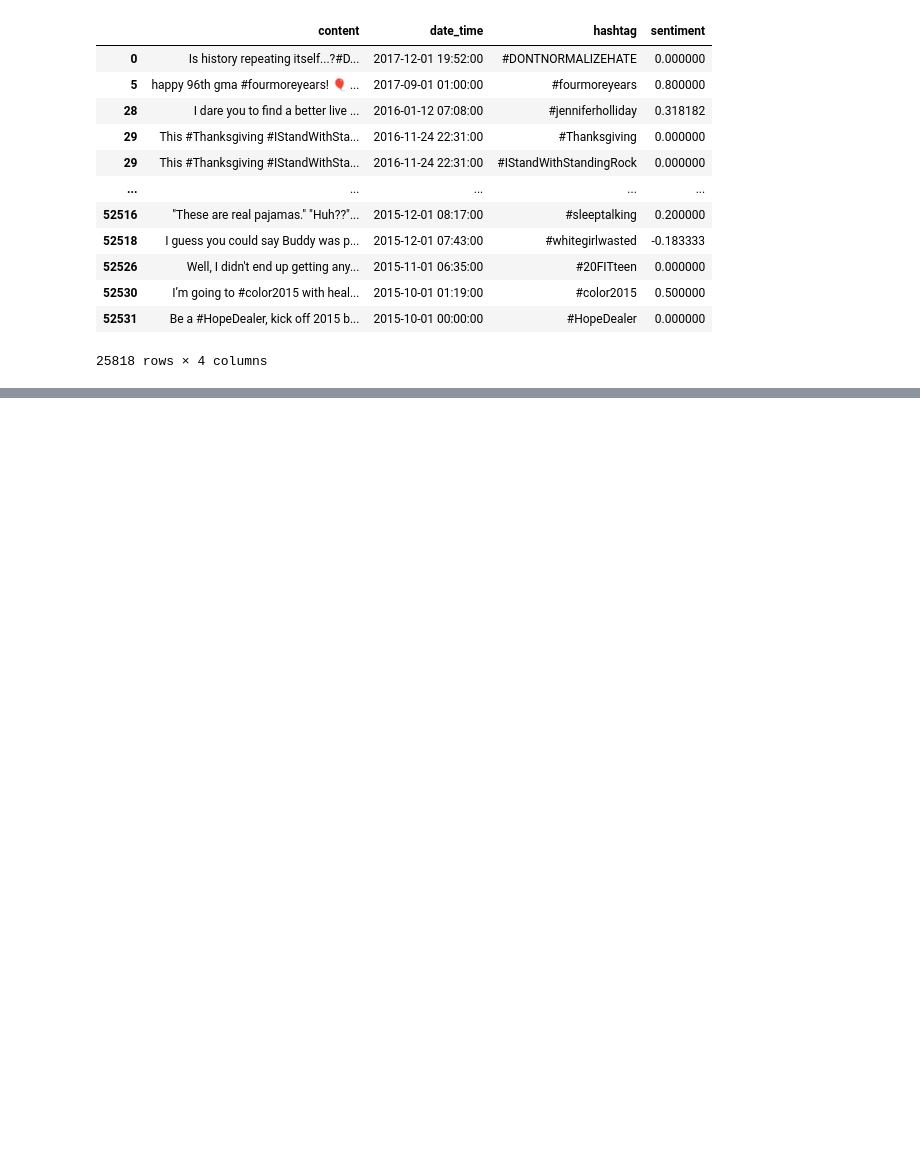
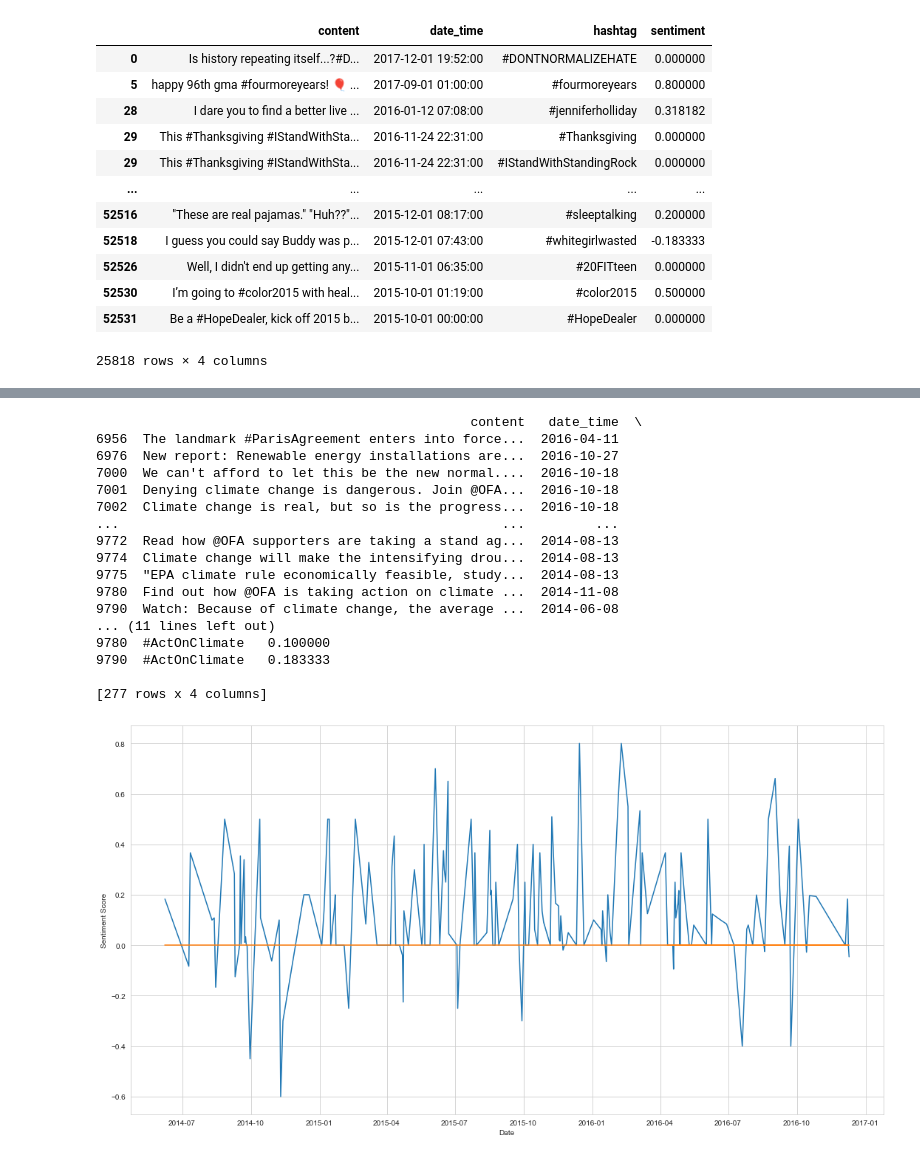
Before and after one commit to gakshat14/hist_time, a Jupyter notebook: notebooks/tweet_parser.ipynb, the cells around one changed output, grey strips where cells are left out. Cells and saved outputs as stored; diff of their text form; code cells hidden in the pictures; blank space fills up the shorter version.

```diff
--- a/notebooks/tweet_parser.ipynb
+++ b/notebooks/tweet_parser.ipynb
@@ -171,0 +204,31 @@ df
+# %%
+def generate_my_sentiment(hashtag_to_plot: str):
+    fig, ax = plt.subplots(figsize=(15, 8))
+    temp_df = df[df.hashtag == hashtag_to_plot]
+    print(temp_df)
+    sns.lineplot(data=df[df.hashtag == hashtag_to_plot], x='date_time', y='sentiment', ax=ax, ci=False)
+    ax.plot(temp_df['date_time'], np.zeros_like(temp_df['date_time']))
+    # ax.annotate('Neutral', xy=(1, 0.4), xytext=(1, 0.5))
+    ax.set_xlabel('Date')
+    ax.set_ylabel('Sentiment Score')
+# %%
+generate_my_sentiment('#ActOnClimate')
+# %% [output]
+                                                content   date_time  \
+6956  The landmark #ParisAgreement enters into force...  2016-04-11
+6976  New report: Renewable energy installations are...  2016-10-27
+7000  We can't afford to let this be the new normal....  2016-10-18
+7001  Denying climate change is dangerous. Join @OFA...  2016-10-18
+7002  Climate change is real, but so is the progress...  2016-10-18
+...                                                 ...         ...
+9772  Read how @OFA supporters are taking a stand ag...  2014-08-13
+9774  Climate change will make the intensifying drou...  2014-08-13
+9775  "EPA climate rule economically feasible, study...  2014-08-13
+9780  Find out how @OFA is taking action on climate ...  2014-11-08
+9790  Watch: Because of climate change, the average ...  2014-06-08
+... (11 lines left out)
+9780  #ActOnClimate   0.100000
+9790  #ActOnClimate   0.183333
+
+[277 rows x 4 columns]
+[figure, added]
```
Also changed, not shown: parts of 63 cells of this notebook, 6 other files.
